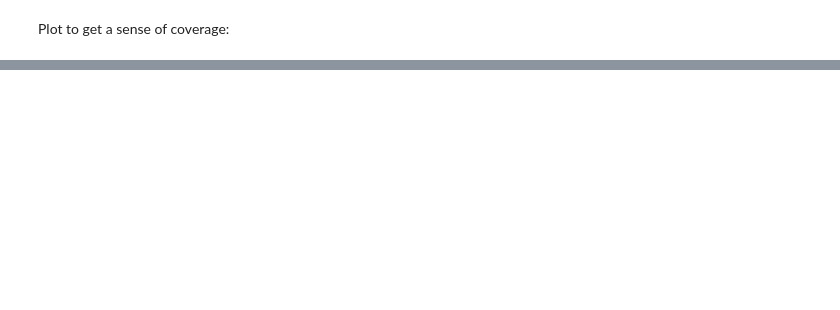
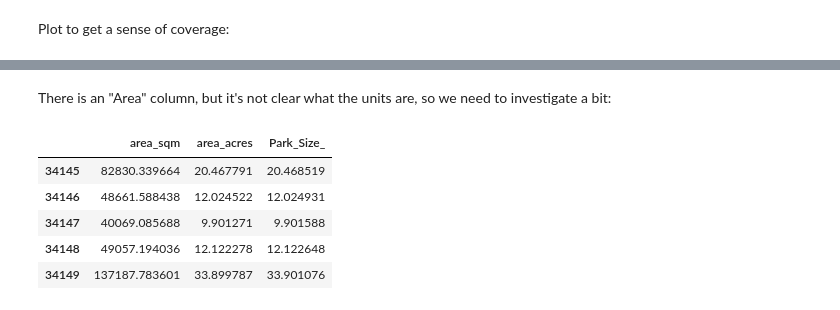
Before and after one commit to adohertymunro/DS-31095-Final-Project, a Jupyter notebook: Final Project.ipynb, the cells around one changed output, grey strips where cells are left out. Cells and saved outputs as stored; diff of their text form; code cells hidden in the pictures; blank space fills up the shorter version.

```diff
--- a/Final Project.ipynb
+++ b/Final Project.ipynb
@@ -74,0 +64,17 @@ There are 2904 parks in Cook County
+# %% [markdown]
+There is an "Area" column, but it's not clear what the units are, so we need to investigate a bit:
+# %%
+chicago_park_stats = chicago_park_stats.to_crs('EPSG:26971')
+
+#Illinois State Plane East uses meters for area, so take that and convert to acres:
+chicago_park_stats['area_sqm'] = chicago_park_stats.geometry.area
+chicago_park_stats['area_acres'] = chicago_park_stats.geometry.area * 0.000247105
+
+chicago_park_stats[['area_sqm', 'area_acres', 'Park_Size_']].head()
+# %% [output]
+|  | area_sqm | area_acres | Park_Size_ |
+| 34145 | 82830.339664 | 20.467791 | 20.468519 |
+| 34146 | 48661.588438 | 12.024522 | 12.024931 |
+| 34147 | 40069.085688 | 9.901271 | 9.901588 |
+| 34148 | 49057.194036 | 12.122278 | 12.122648 |
+| 34149 | 137187.783601 | 33.899787 | 33.901076 |
```
Also changed, not shown: parts of 10 cells of this notebook.
